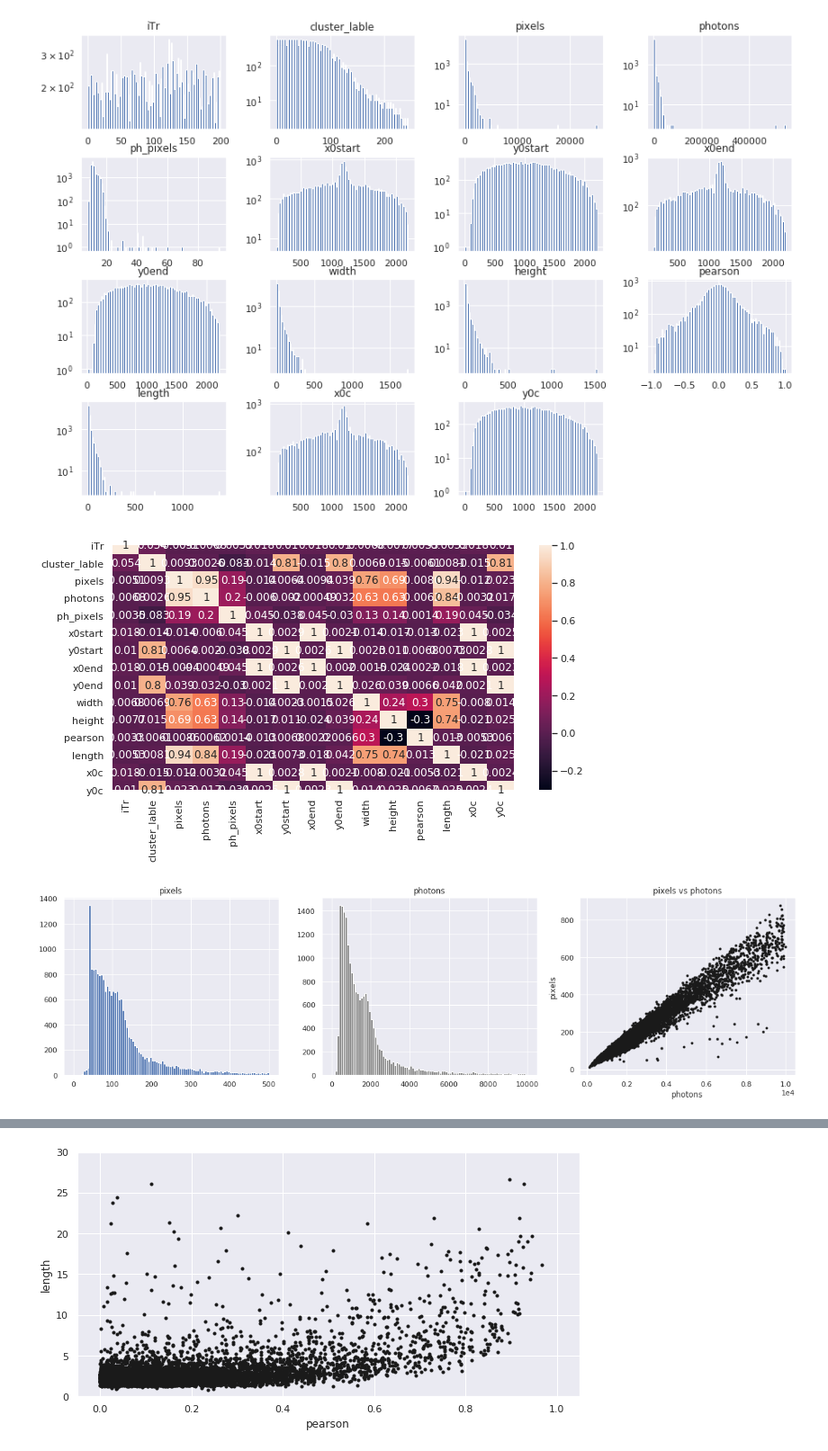
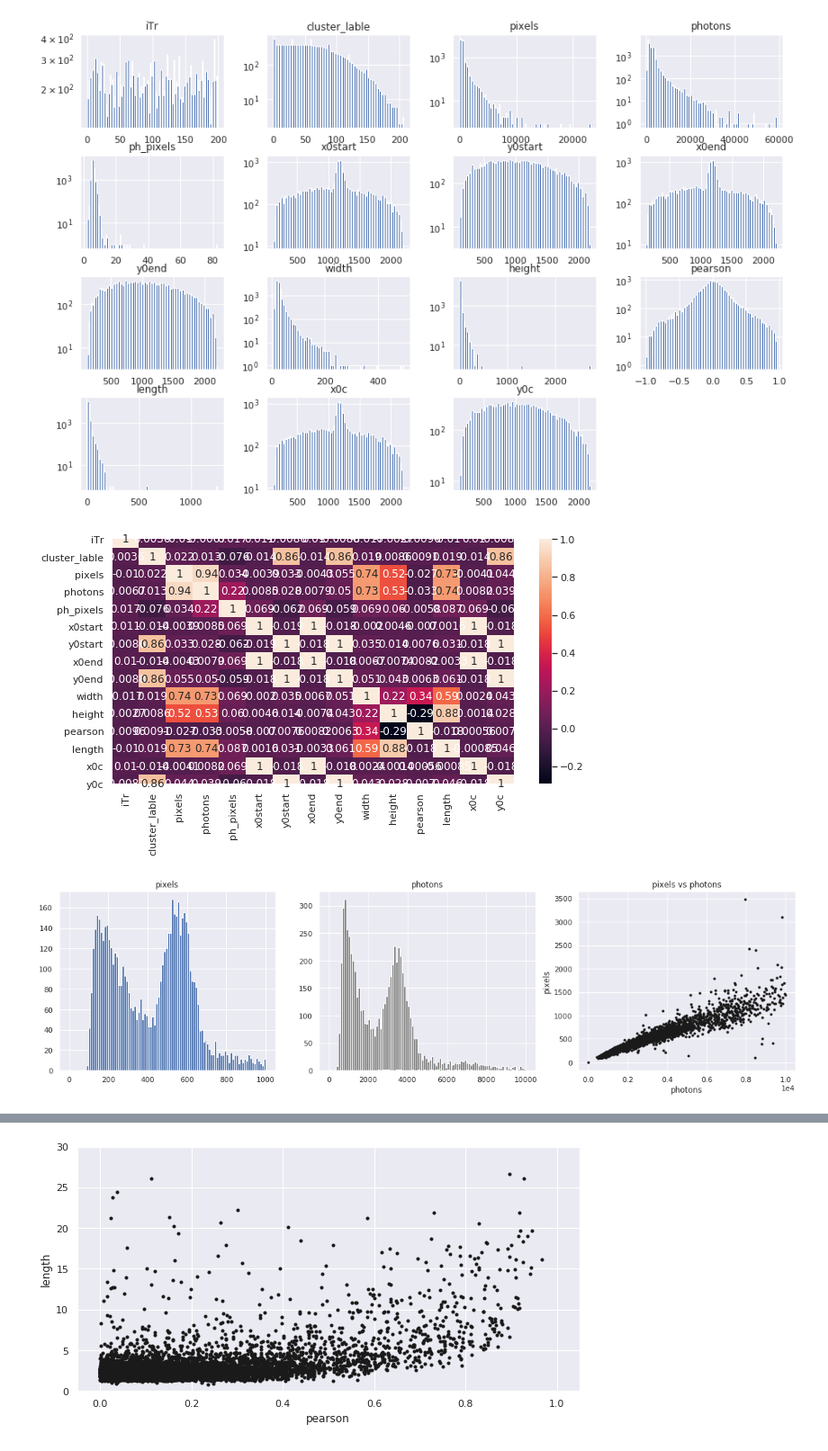
Before and after one commit to gmazzitelli/cygno_cloud, a Jupyter notebook: AnalisiCluster.ipynb, the cells around one changed output, grey strips where cells are left out. Shown at 90% size. Cells and saved outputs as stored; diff of their text form; code cells hidden in the pictures.

```diff
--- a/AnalisiCluster.ipynb
+++ b/AnalisiCluster.ipynb
@@ -101,6 +101,7 @@ file_out=mybasepath+"out/dbscan_run4184_cmin_0_cmax_500_rescale_576_nsigma_1.5_e
 file_out=mybasepath+"out/dbscan_run4184_cmin_0_cmax_500_rescale_2304_nsigma_1.5_ev_200_ped_4183.plk.gz"
 # KFC
 file_out=mybasepath+"out/dbscan_run4039_cmin_0_cmax_500_rescale_2304_nsigma_1.5_ev_200_ped_4038.plk.gz"
+file_out=mybasepath+"out/dbscan_run4046_cmin_0_cmax_500_rescale_2304_nsigma_1.5_ev_200_ped_4038.plk.gz"
 df = pd.read_pickle(file_out, compression='gzip')
 
 # range
@@ -140,26 +141,26 @@ plt.figure(figsize = (10,5))
 sns.heatmap(df.corr(), annot=True)
 plt.show()
 # %% [output]
-[figure, old version]
+[figure, new version]
-[figure, old version]
+[figure, new version]
 # %%
 fig, ax = plt.subplots(1,3, figsize=(20,5))
 ax[0].set_title('pixels')
-ax[0].hist(df.pixels, 100, range=(0,500))
+ax[0].hist(df.pixels, 100, range=(0,1000))
 ax[1].set_title('photons')
 phmax=10000
 ax[1].hist(df.photons, 100, range=(0,phmax), color="gray")
 ax[1].hist(df.photons[df.pearson>0.8], 100, range=(0,phmax), color="green")
 ax[2].set_title('pixels vs photons')
 ax[2].plot(df.photons[df.photons<phmax].values, df.pixels[df.photons<phmax].values, 'k.')
 ax[2].set_xlabel('photons')
 ax[2].set_ylabel('pixels')
 ax[2].ticklabel_format(axis="x", style="sci", scilimits=(0,0))
 #ax[0].set_yscale('log')
 #ax[1].set_yscale('log')
 plt.show()
 # %% [output]
-[figure, old version]
+[figure, new version]
 # %%
 #
 # Visualizziamo i fotoni
```
Also changed, not shown: parts of 16 cells of this notebook.
